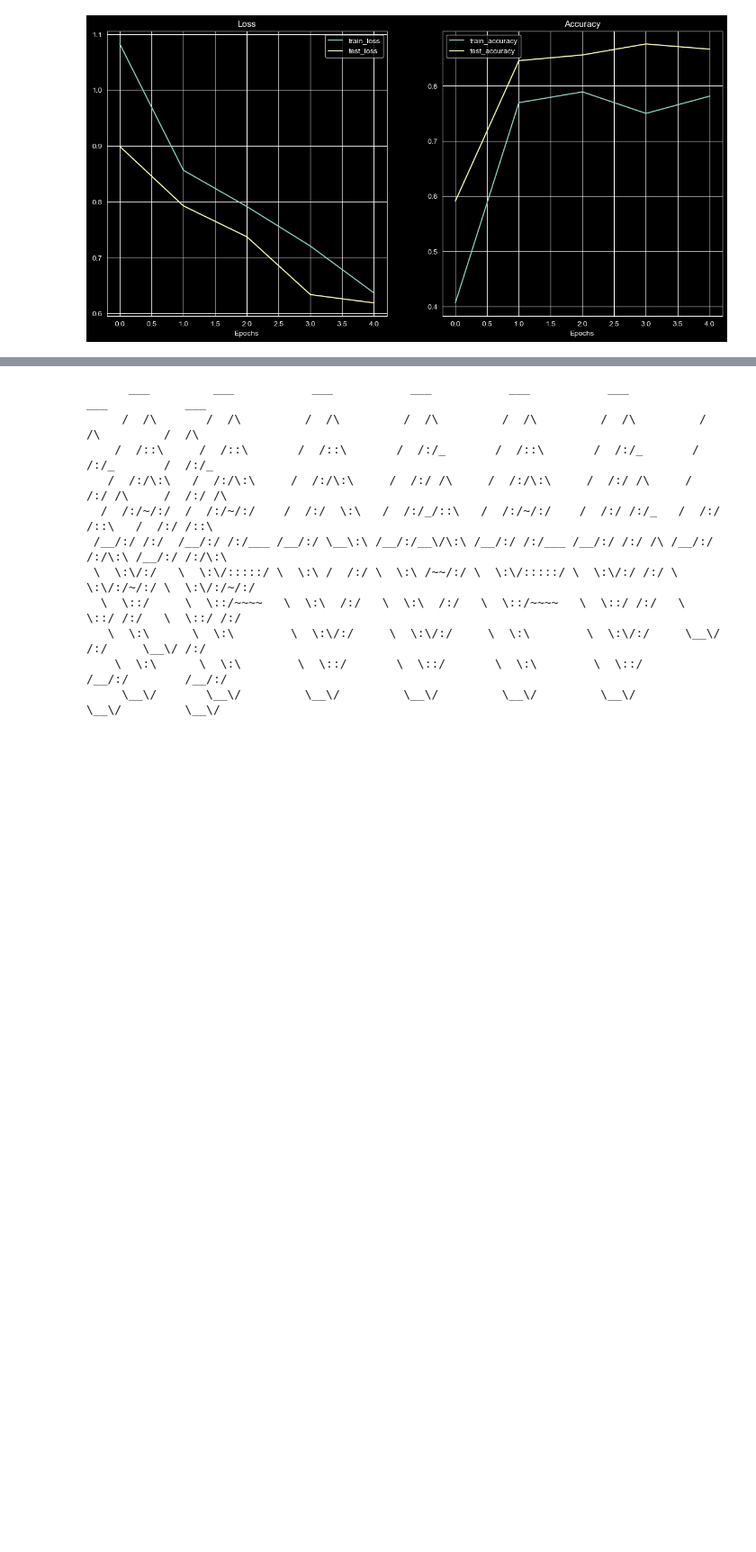
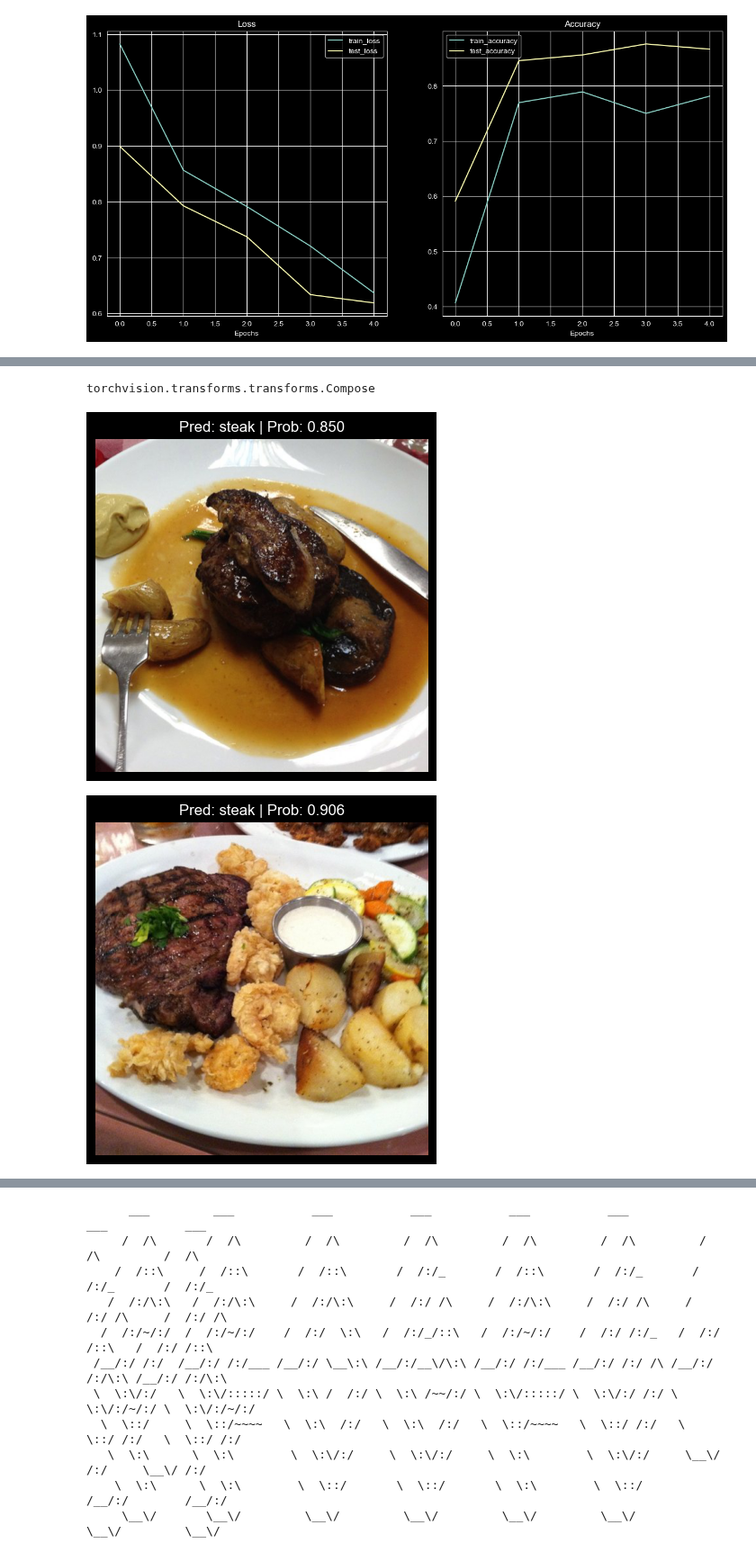
Before and after one commit to ridamansour/PyTorchLearning, a Jupyter notebook: 06_pytorch_transfer_learning.ipynb, the cells around one changed output, grey strips where cells are left out. Shown at 90% size. Saved outputs shown, nothing was run; the diff lists cells and outputs as text; code cells hidden in the pictures; blank space fills up the shorter version.

```diff
--- a/06_pytorch_transfer_learning.ipynb
+++ b/06_pytorch_transfer_learning.ipynb
@@ -344,0 +374,9 @@ plot_loss_curves(results)
+# %%
+type(.Compose([
+            transforms.ToTensor(),
+            transforms.Normalize(mean=[0.485, 0.456, 0.406],
+                                 std=[0.229, 0.224, 0.225])
+        ]))
+transforms.
+# %% [output]
+torchvision.transforms.transforms.Compose
@@ -344,0 +433,18 @@ plot_loss_curves(results)
+# %%
+# Get a random list of image paths from the test set
+import random
+num_images_to_plot = 3
+test_image_path_list = list(Path(test_dir).rglob("*/*.jpg"))
+
+rand_imgs_samples = random.sample(test_image_path_list, k=num_images_to_plot)
+
+# Make predictions on and plot the images
+for img_path in rand_imgs_samples:
+    pred_and_plot_image(
+        model=model,
+        image_path=img_path,
+        class_names=class_names,
+    )
+# %% [output]
+[figure, added]
+[figure, added]
```
Also changed, not shown: parts of 8 cells of this notebook, 1 other file.
